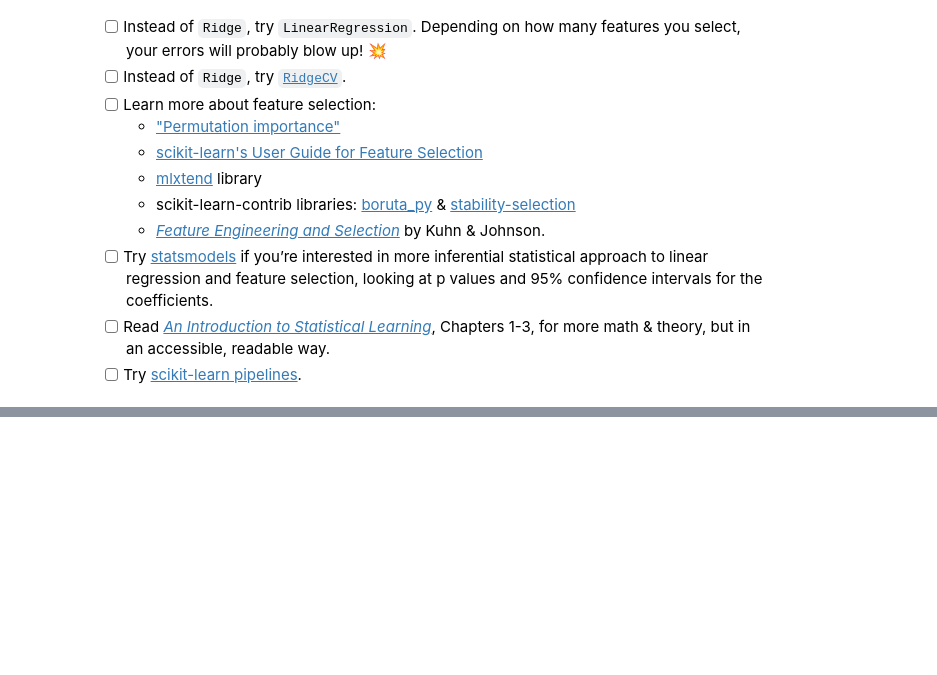
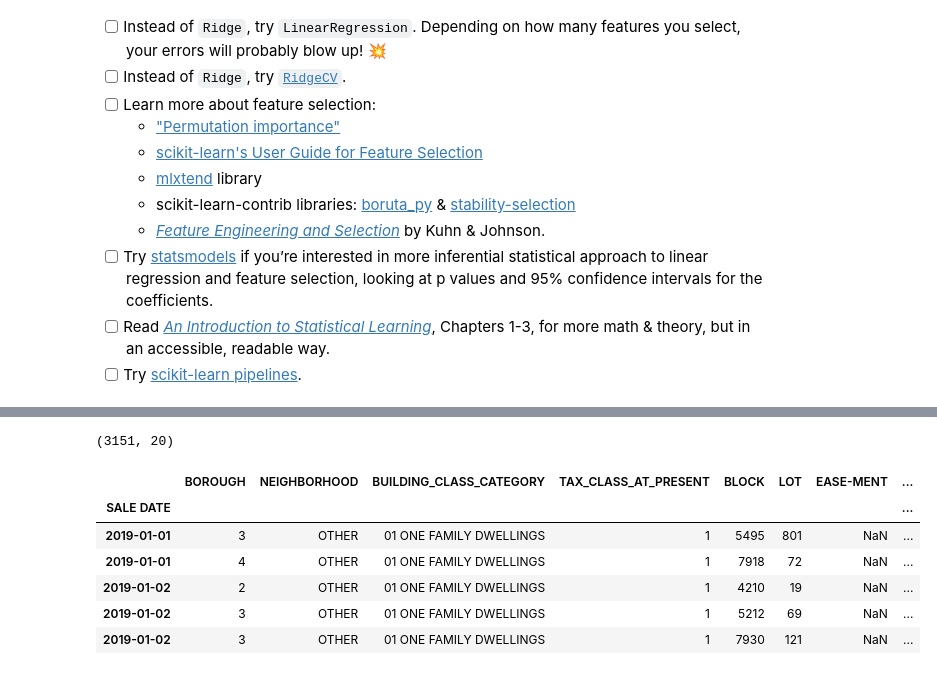
Before and after one commit to bloominstituteoftechnology/DS-Unit-2-Linear-Models, a Jupyter notebook: module3-ridge-regression/LS_DS_213_assignment.ipynb, the cells around one changed output, grey strips where cells are left out. Cells and saved outputs as stored; diff of their text form; code cells hidden in the pictures; blank space fills up the shorter version.

```diff
--- a/module3-ridge-regression/LS_DS_213_assignment.ipynb
+++ b/module3-ridge-regression/LS_DS_213_assignment.ipynb
@@ -91,0 +127,22 @@ df.loc[~df['NEIGHBORHOOD'].isin(top10), 'NEIGHBORHOOD'] = 'OTHER'
+# %%
+# Filtering the dataset
+
+# subset of the data where BUILDING_CLASS_CATEGORY == '01 ONE FAMILY DWELLINGS'
+filt1 = (df['BUILDING_CLASS_CATEGORY'] == '01 ONE FAMILY DWELLINGS')
+df_subset = df.loc[filt1]
+
+# the sale price was more than 100 thousand and less than 2 million.
+filt2 = (df_subset['SALE_PRICE'] > 100000) & (df_subset['SALE_PRICE'] < 2000000)
+df_subset = df_subset.loc[filt2]
+
+print(df_subset.shape)
+df_subset.head()
+# %% [output]
+(3151, 20)
+|  | BOROUGH | NEIGHBORHOOD | BUILDING_CLASS_CATEGORY | TAX_CLASS_AT_PRESENT | BLOCK | LOT | EASE-MENT | ... |
+| SALE DATE |  |  |  |  |  |  |  | ... |
+| 2019-01-01 | 3 | OTHER | 01 ONE FAMILY DWELLINGS | 1 | 5495 | 801 | NaN | ... |
+| 2019-01-01 | 4 | OTHER | 01 ONE FAMILY DWELLINGS | 1 | 7918 | 72 | NaN | ... |
+| 2019-01-02 | 2 | OTHER | 01 ONE FAMILY DWELLINGS | 1 | 4210 | 19 | NaN | ... |
+| 2019-01-02 | 3 | OTHER | 01 ONE FAMILY DWELLINGS | 1 | 5212 | 69 | NaN | ... |
+| 2019-01-02 | 3 | OTHER | 01 ONE FAMILY DWELLINGS | 1 | 7930 | 121 | NaN | ... |
```
Also changed, not shown: parts of 46 cells of this notebook.
